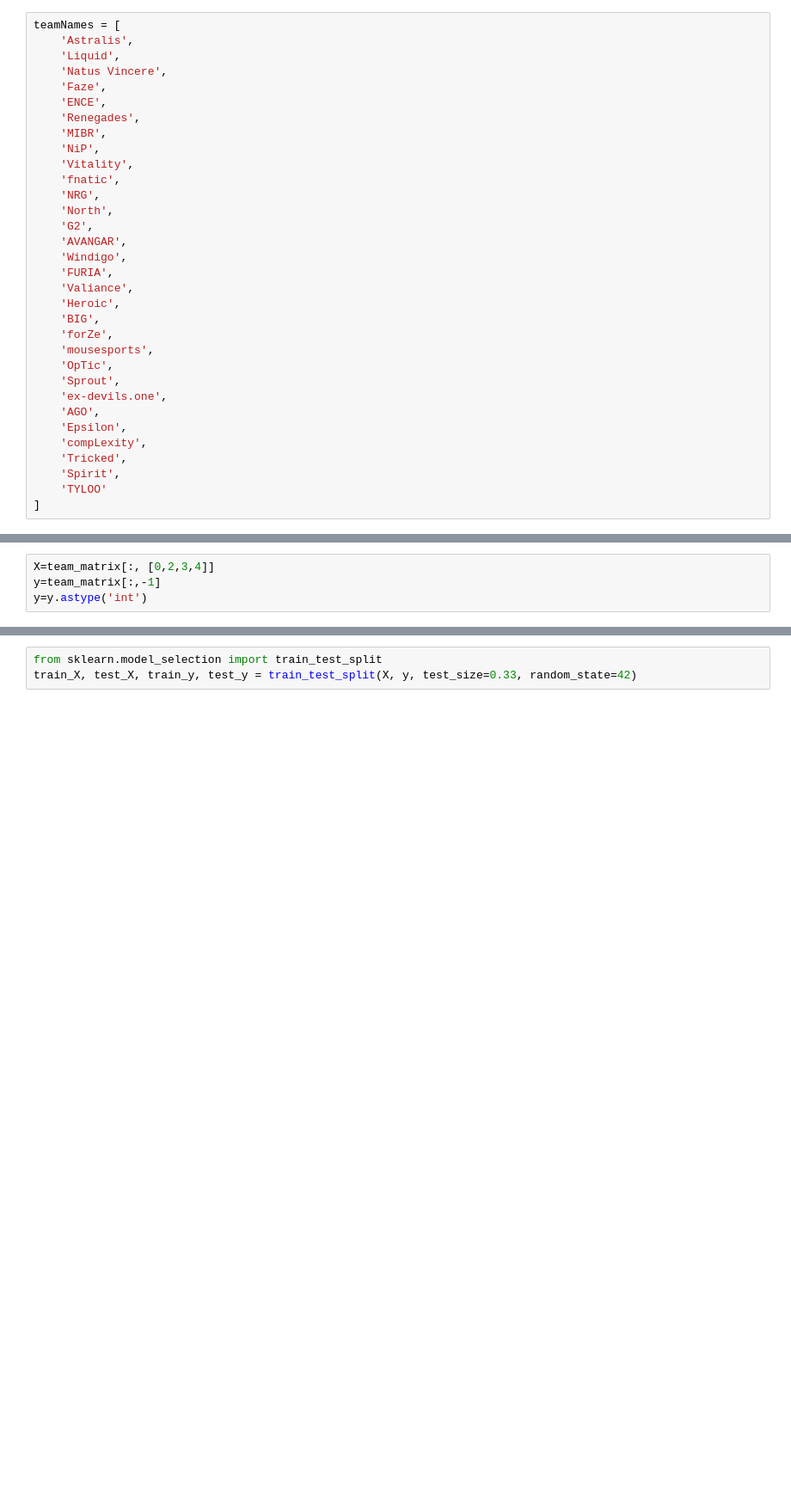
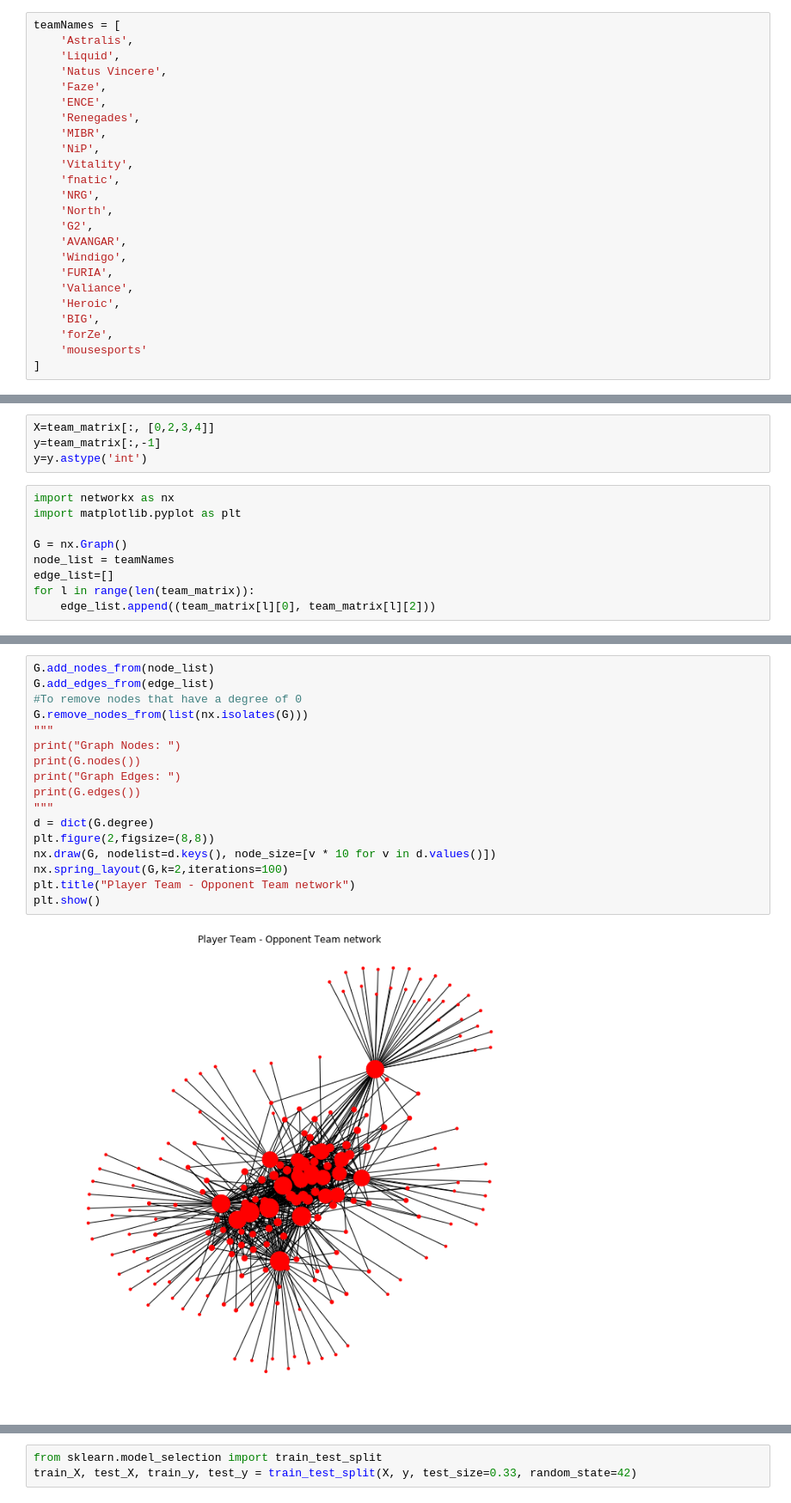
Before and after one commit to kymoed/DataScience_FinalProject, a Jupyter notebook: Final Projects Teams.ipynb, the cells around one changed output, grey strips where cells are left out. Shown at 86% size. Drawn from its saved outputs; the diff is of its cells as text; blank space fills up the shorter version.

```diff
--- a/Final Projects Teams.ipynb
+++ b/Final Projects Teams.ipynb
@@ -20,14 +20,5 @@ teamNames = [
     'Heroic',
     'BIG',
     'forZe',
-    'mousesports',
-    'OpTic',
-    'Sprout',
-    'ex-devils.one',
-    'AGO',
-    'Epsilon',
-    'compLexity',
-    'Tricked',
-    'Spirit',
-    'TYLOO'
+    'mousesports'
 ]
@@ -215,3 +258,12 @@ team_matrix[:,4]=string_to_num(team_matrix[:,3])
 X=team_matrix[:, [0,2,3,4]]
 y=team_matrix[:,-1]
 y=y.astype('int')
+# %%
+import networkx as nx
+import matplotlib.pyplot as plt
+
+G = nx.Graph()
+node_list = teamNames
+edge_list=[]
+for l in range(len(team_matrix)):
+    edge_list.append((team_matrix[l][0], team_matrix[l][2]))
@@ -217,0 +277,19 @@ y=y.astype('int')
+# %%
+G.add_nodes_from(node_list)
+G.add_edges_from(edge_list)
+#To remove nodes that have a degree of 0
+G.remove_nodes_from(list(nx.isolates(G)))
+"""
+print("Graph Nodes: ")
+print(G.nodes())
+print("Graph Edges: ")
+print(G.edges())
+"""
+d = dict(G.degree)
+plt.figure(2,figsize=(8,8))
+nx.draw(G, nodelist=d.keys(), node_size=[v * 10 for v in d.values()])
+nx.spring_layout(G,k=2,iterations=100)
+plt.title("Player Team - Opponent Team network")
+plt.show()
+# %% [output]
+[figure, added]
```
Also changed, not shown: parts of 11 cells of this notebook.
